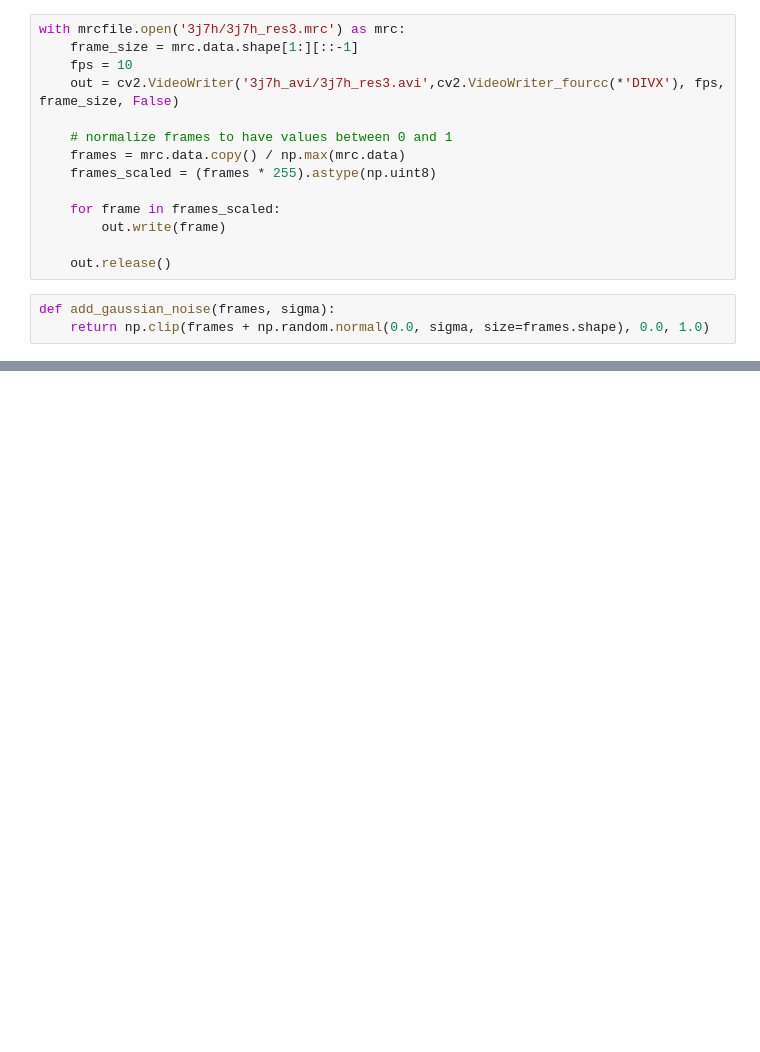
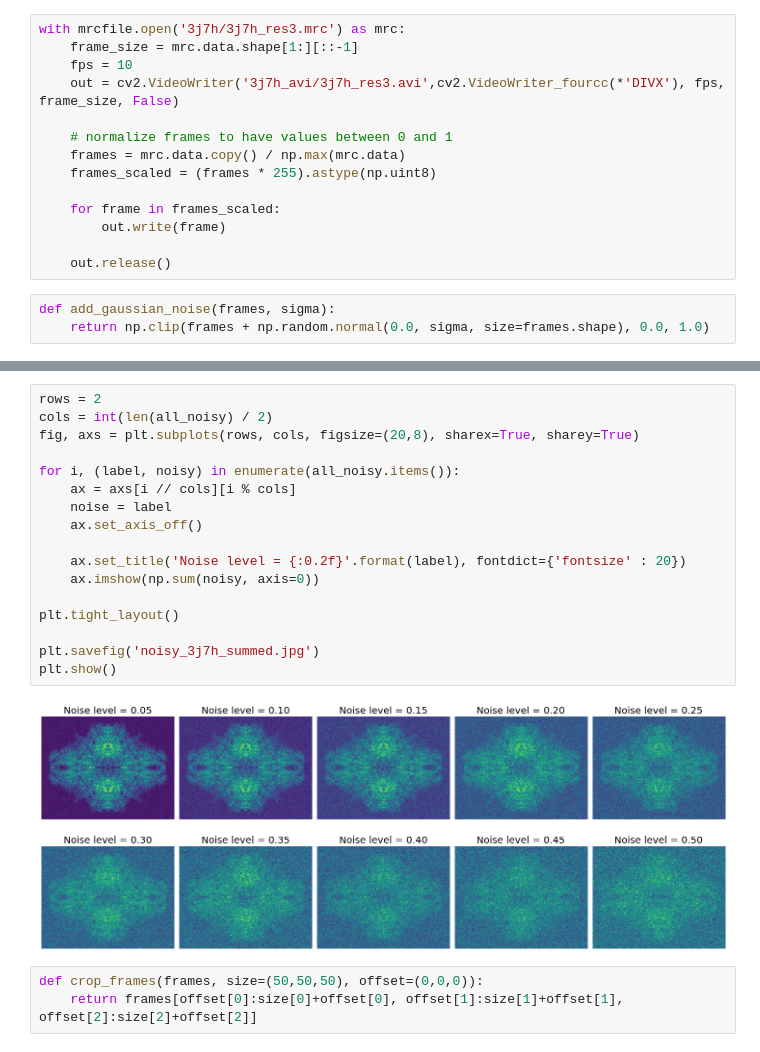
Before and after one commit to UltimateJupiter/RIBM4D, a Jupyter notebook: data/convert_mrc.ipynb, the cells around one changed output, grey strips where cells are left out. Cells and saved outputs as stored; diff of their text form; blank space fills up the shorter version.

```diff
--- a/data/convert_mrc.ipynb
+++ b/data/convert_mrc.ipynb
@@ -104,0 +98,22 @@ for label, file in enumerate(noisy):
+# %%
+rows = 2
+cols = int(len(all_noisy) / 2)
+fig, axs = plt.subplots(rows, cols, figsize=(20,8), sharex=True, sharey=True)
+
+for i, (label, noisy) in enumerate(all_noisy.items()):
+    ax = axs[i // cols][i % cols]
+    noise = label
+    ax.set_axis_off()
+
+    ax.set_title('Noise level = {:0.2f}'.format(label), fontdict={'fontsize' : 20})
+    ax.imshow(np.sum(noisy, axis=0))
+
+plt.tight_layout()
+
+plt.savefig('noisy_3j7h_summed.jpg')
+plt.show()
+# %% [output]
+[figure, added]
+# %%
+def crop_frames(frames, size=(50,50,50), offset=(0,0,0)):
+    return frames[offset[0]:size[0]+offset[0], offset[1]:size[1]+offset[1], offset[2]:size[2]+offset[2]]
```
Also changed, not shown: parts of 6 cells of this notebook, 39 other files.
